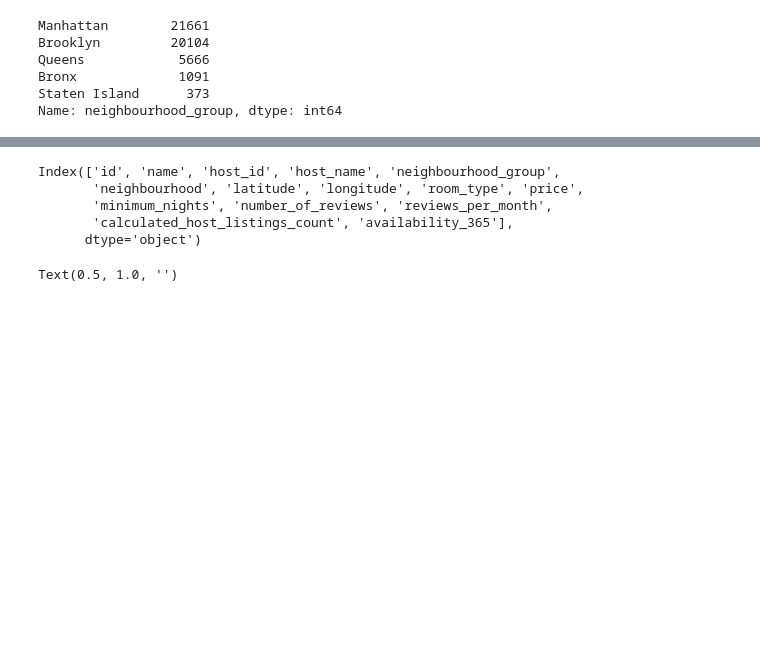
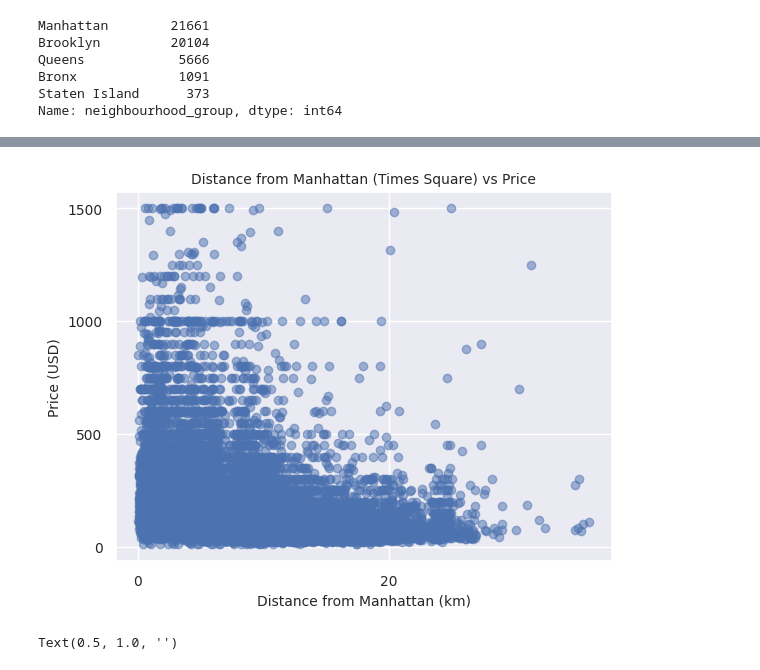
Before and after one commit to sydney-ho/Airbnb-Analysis, a Jupyter notebook: airbnb.ipynb, the cells around one changed output, grey strips where cells are left out. Cells and saved outputs as stored; diff of their text form; code cells hidden in the pictures; blank space fills up the shorter version.

Commit message:
Added some more visualizations, and new column to track distance from Manhattan

```diff
--- a/airbnb.ipynb
+++ b/airbnb.ipynb
@@ -104,14 +109,42 @@ def clean_price(price):
     return None
 
 df["price"] = df["price"].apply(clean_price)
-
-df.columns
-# %% [output]
-Index(['id', 'name', 'host_id', 'host_name', 'neighbourhood_group',
-       'neighbourhood', 'latitude', 'longitude', 'room_type', 'price',
-       'minimum_nights', 'number_of_reviews', 'reviews_per_month',
-       'calculated_host_listings_count', 'availability_365'],
-      dtype='object')
+# %%
+# Filter out price values above 1500, denoted as outliers:
+
+df = df[df["price"] <= 1500]
+# %%
+from math import radians, sin, cos, sqrt, atan2
+
+# Add a new variable to track the distance from Times Square
+
+# Define the coordinates of Times Square
+ts_lat, ts_lon = 40.7589, -73.9851
+
+# Define a function to calculate the distance between two coordinates using the Haversine formula
+def distance(lat1, lon1, lat2, lon2):
+    R = 6371  # radius of the earth in km
+    dLat = radians(lat2 - lat1)
+    dLon = radians(lon2 - lon1)
+    a = sin(dLat/2) * sin(dLat/2) + cos(radians(lat1)) * cos(radians(lat2)) * sin(dLon/2) * sin(dLon/2)
+    c = 2 * atan2(sqrt(a), sqrt(1-a))
+    d = R * c
+    return d
+
+# Apply the distance function to calculate the distance between each property and Times Square
+df['dist_from_manhattan'] = df.apply(lambda row: distance(row['latitude'], row['longitude'], ts_lat, ts_lon), axis=1)
+# %%
+# Create a scatter plot of distance from Manhattan vs price
+plt.scatter(df['dist_from_manhattan'], df['price'], alpha=0.5)
+plt.title('Distance from Manhattan (Times Square) vs Price', fontsize=10)
+plt.xlabel('Distance from Manhattan (km)', fontsize=10)
+plt.ylabel('Price (USD)', fontsize=10)
+plt.xticks(fontsize=10)
+plt.yticks(fontsize=10)
+
+plt.show()
+# %% [output]
+[figure, added]
 # %%
 # Build boxplot to compare prices in different neighborhoods
 
```
Also changed, not shown: parts of 6 cells of this notebook.
